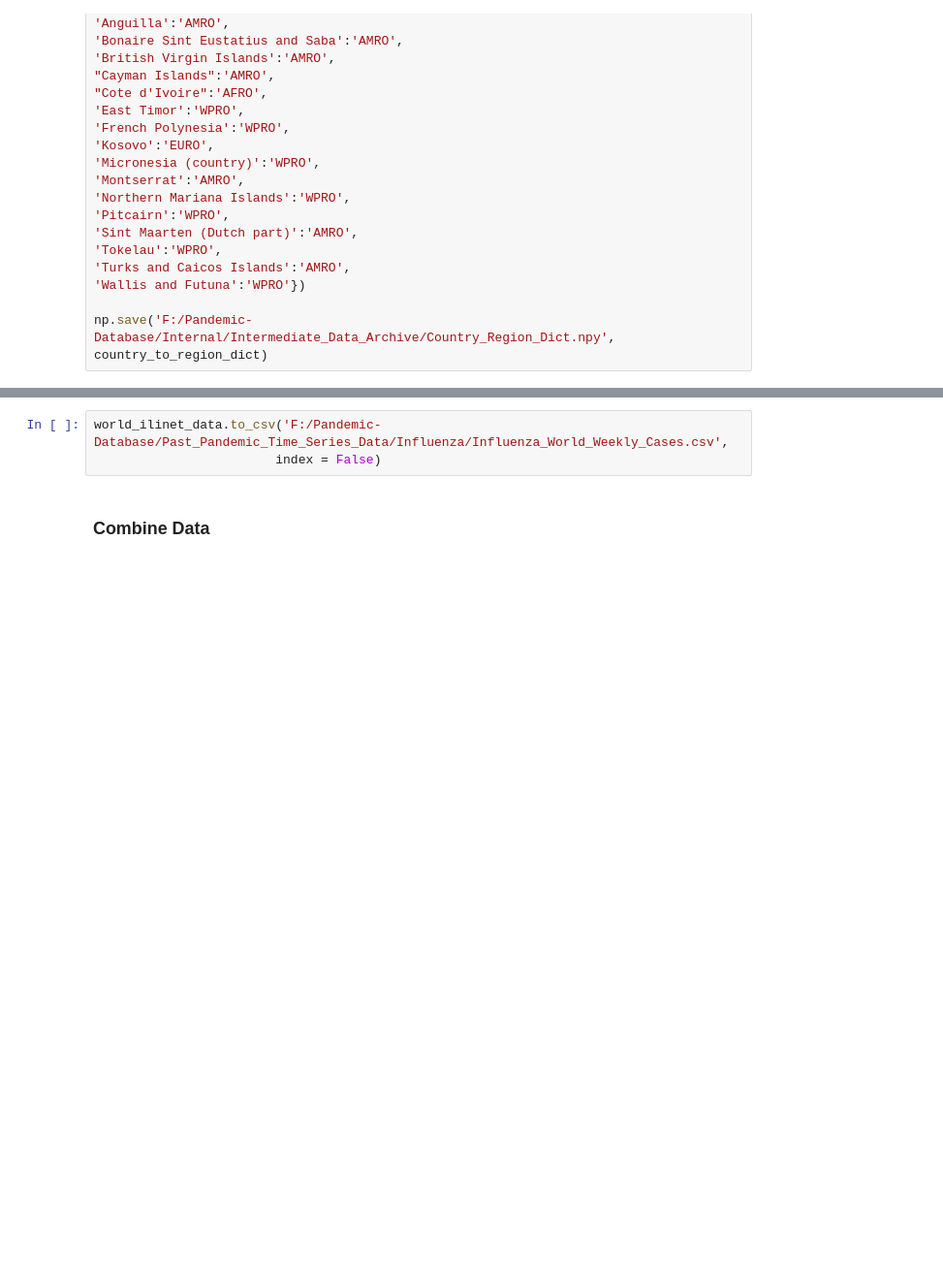
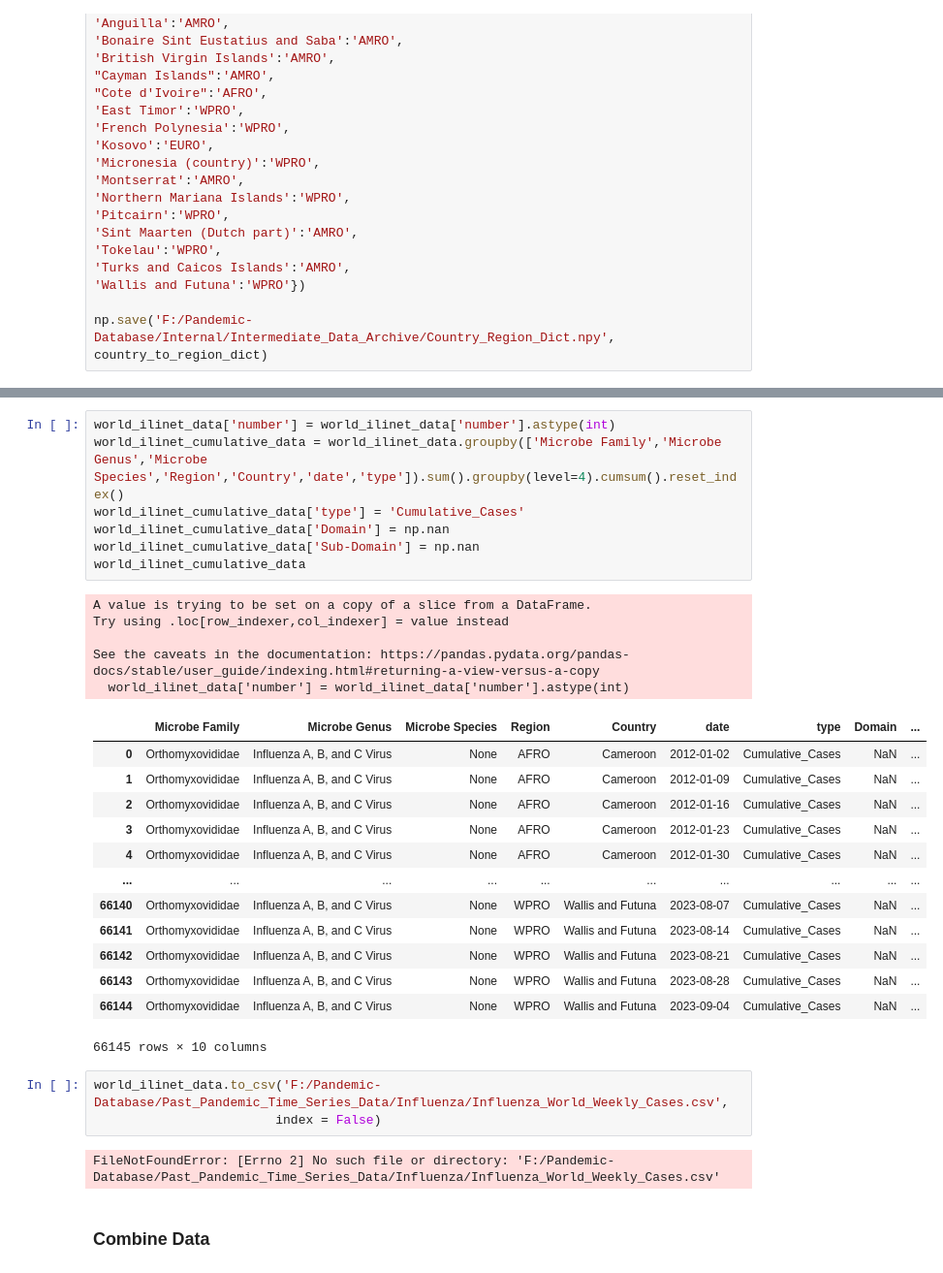
Before and after one commit to AlexWei21/Pandemic-Database, a Jupyter notebook: Internal/Processing Scripts/Influenza_Data_Preprocessing.ipynb, the cells around one changed output, grey strips where cells are left out. Shown at 97% size. Cells and saved outputs as stored; diff of their text form; blank space fills up the shorter version.

```diff
--- a/Internal/Processing Scripts/Influenza_Data_Preprocessing.ipynb
+++ b/Internal/Processing Scripts/Influenza_Data_Preprocessing.ipynb
@@ -126,6 +155,34 @@ world_ilinet_data
+# %%
+world_ilinet_data['number'] = world_ilinet_data['number'].astype(int)
+world_ilinet_cumulative_data = world_ilinet_data.groupby(['Microbe Family','Microbe Genus','Microbe Species','Region','Country','date','type']).sum().groupby(level=4).cumsum().reset_index()
+world_ilinet_cumulative_data['type'] = 'Cumulative_Cases'
+world_ilinet_cumulative_data['Domain'] = np.nan
+world_ilinet_cumulative_data['Sub-Domain'] = np.nan
+world_ilinet_cumulative_data
+# %% [output]
+A value is trying to be set on a copy of a slice from a DataFrame.
+Try using .loc[row_indexer,col_indexer] = value instead
+
+See the caveats in the documentation: https://pandas.pydata.org/pandas-docs/stable/user_guide/indexing.html#returning-a-view-versus-a-copy
+  world_ilinet_data['number'] = world_ilinet_data['number'].astype(int)
+|  | Microbe Family | Microbe Genus | Microbe Species | Region | Country | date | type | Domain | ... |
+| 0 | Orthomyxovididae | Influenza A, B, and C Virus | None | AFRO | Cameroon | 2012-01-02 | Cumulative_Cases | NaN | ... |
+| 1 | Orthomyxovididae | Influenza A, B, and C Virus | None | AFRO | Cameroon | 2012-01-09 | Cumulative_Cases | NaN | ... |
+| 2 | Orthomyxovididae | Influenza A, B, and C Virus | None | AFRO | Cameroon | 2012-01-16 | Cumulative_Cases | NaN | ... |
+| 3 | Orthomyxovididae | Influenza A, B, and C Virus | None | AFRO | Cameroon | 2012-01-23 | Cumulative_Cases | NaN | ... |
+| 4 | Orthomyxovididae | Influenza A, B, and C Virus | None | AFRO | Cameroon | 2012-01-30 | Cumulative_Cases | NaN | ... |
+| ... | ... | ... | ... | ... | ... | ... | ... | ... | ... |
+| 66140 | Orthomyxovididae | Influenza A, B, and C Virus | None | WPRO | Wallis and Futuna | 2023-08-07 | Cumulative_Cases | NaN | ... |
+| 66141 | Orthomyxovididae | Influenza A, B, and C Virus | None | WPRO | Wallis and Futuna | 2023-08-14 | Cumulative_Cases | NaN | ... |
+| 66142 | Orthomyxovididae | Influenza A, B, and C Virus | None | WPRO | Wallis and Futuna | 2023-08-21 | Cumulative_Cases | NaN | ... |
+| 66143 | Orthomyxovididae | Influenza A, B, and C Virus | None | WPRO | Wallis and Futuna | 2023-08-28 | Cumulative_Cases | NaN | ... |
+| 66144 | Orthomyxovididae | Influenza A, B, and C Virus | None | WPRO | Wallis and Futuna | 2023-09-04 | Cumulative_Cases | NaN | ... |
+66145 rows × 10 columns
 # %%
 world_ilinet_data.to_csv('F:/Pandemic-Database/Past_Pandemic_Time_Series_Data/Influenza/Influenza_World_Weekly_Cases.csv',
                         index = False)
+# %% [output]
+FileNotFoundError: [Errno 2] No such file or directory: 'F:/Pandemic-Database/Past_Pandemic_Time_Series_Data/Influenza/Influenza_World_Weekly_Cases.csv'
 # %% [markdown]
 ### Combine Data
 # %%
```
Also changed, not shown: parts of 4 cells of this notebook, 55 other files.
